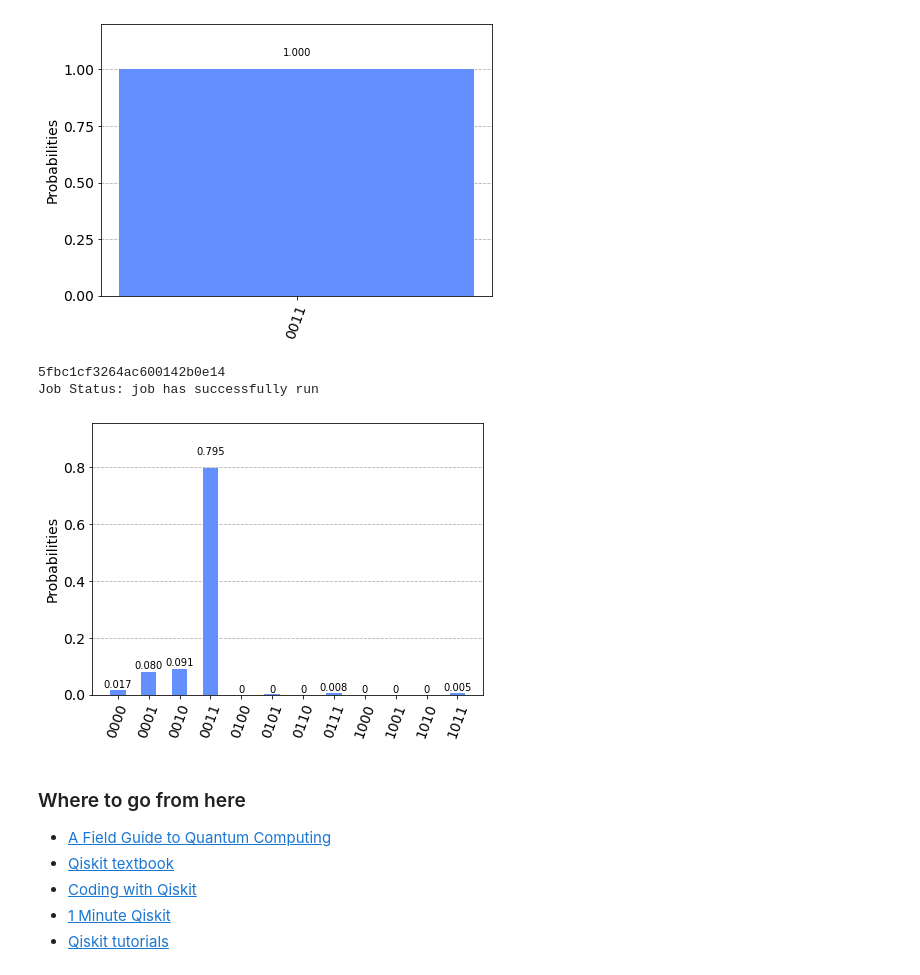
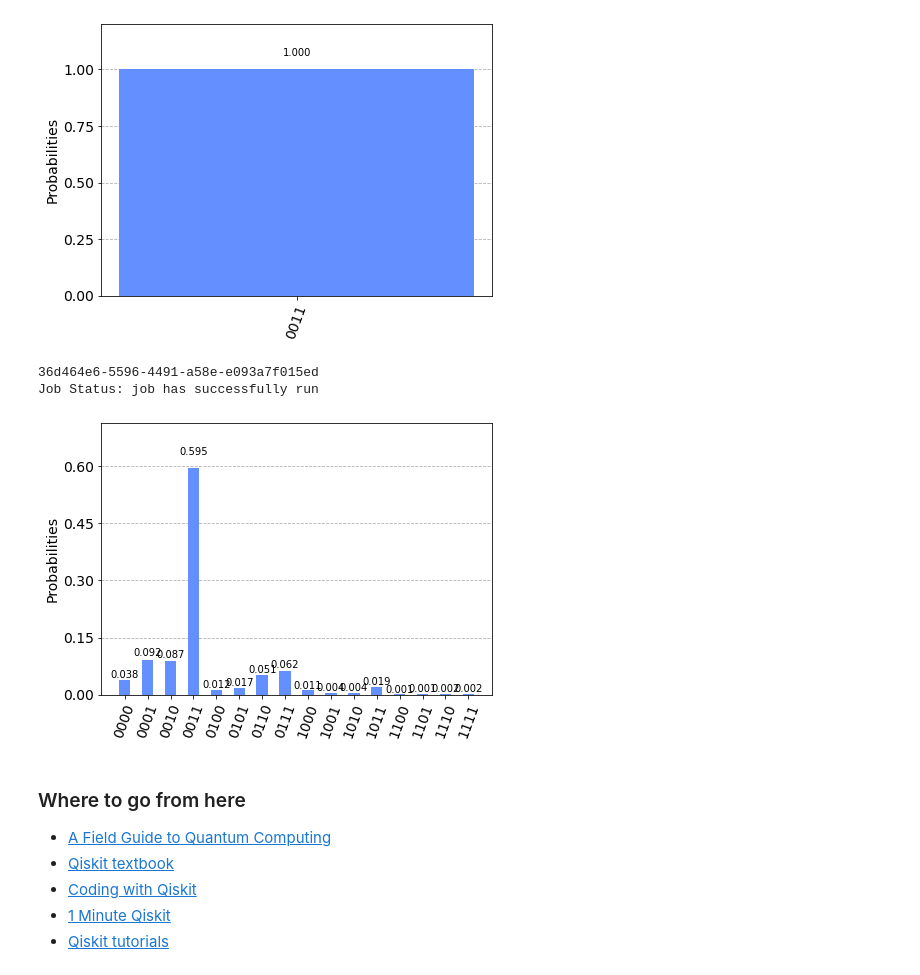
Before and after one commit to dongsin-kim/MyNotebook, a Jupyter notebook: Session2_Algorithm.ipynb, the cells around one changed output. Drawn from its saved outputs; the diff is of its cells as text; code cells hidden in the pictures.

```diff
--- a/Session2_Algorithm.ipynb
+++ b/Session2_Algorithm.ipynb
@@ -376,20 +475,26 @@ plot_histogram(count)
 [figure]
 # %%
 ## Run the circuit on a real quantum system
-backend = provider.get_backend('ibmq_valencia')
+from qiskit.test.mock import FakeBogota
 
-job = execute(dj4_b, backend, shots=max_shot, optimization_level=3)
+backend = FakeBogota()
+
+'''execute()'''
+# job = execute(dj4_b, backend, shots=max_shot, optimization_level=3)
+
+'''.run'''
+transpiled = transpile(dj4_b, backend=backend)
+job = backend.run(transpiled, shots=max_shot, optimization_level=3)
+
 print(job.job_id())
 job_monitor(job)
 # %% [output]
-5fbc1cf3264ac600142b0e14
+36d464e6-5596-4491-a58e-e093a7f015ed
 Job Status: job has successfully run
 # %%
-job = backend.retrieve_job('5fbc1cf3264ac600142b0e14')
-
 plot_histogram(job.result().get_counts())
 # %% [output]
-[figure, old version]
+[figure, new version]
 # %% [markdown]
 ### Where to go from here
 
```
Also changed, not shown: parts of 24 cells of this notebook.
